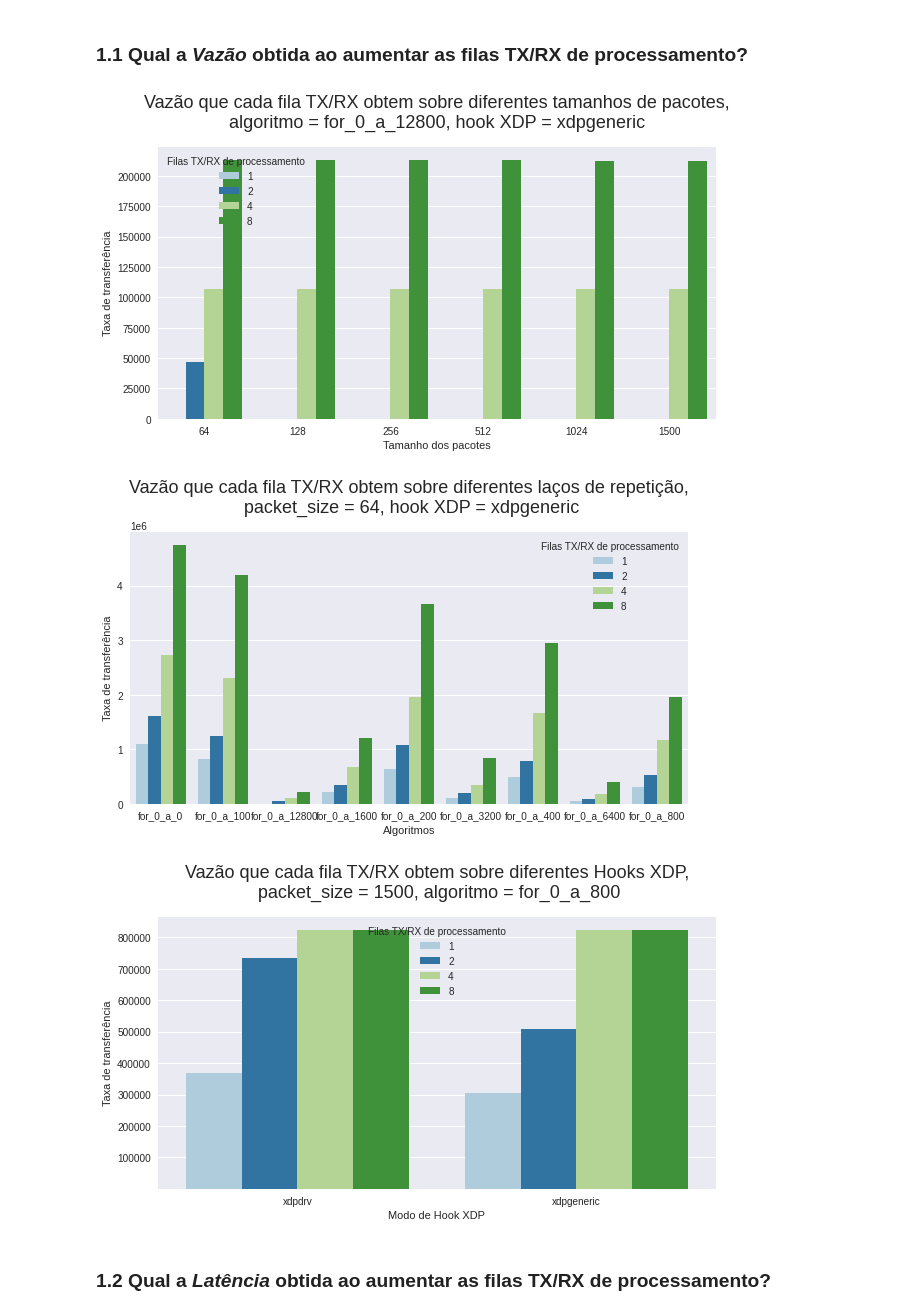
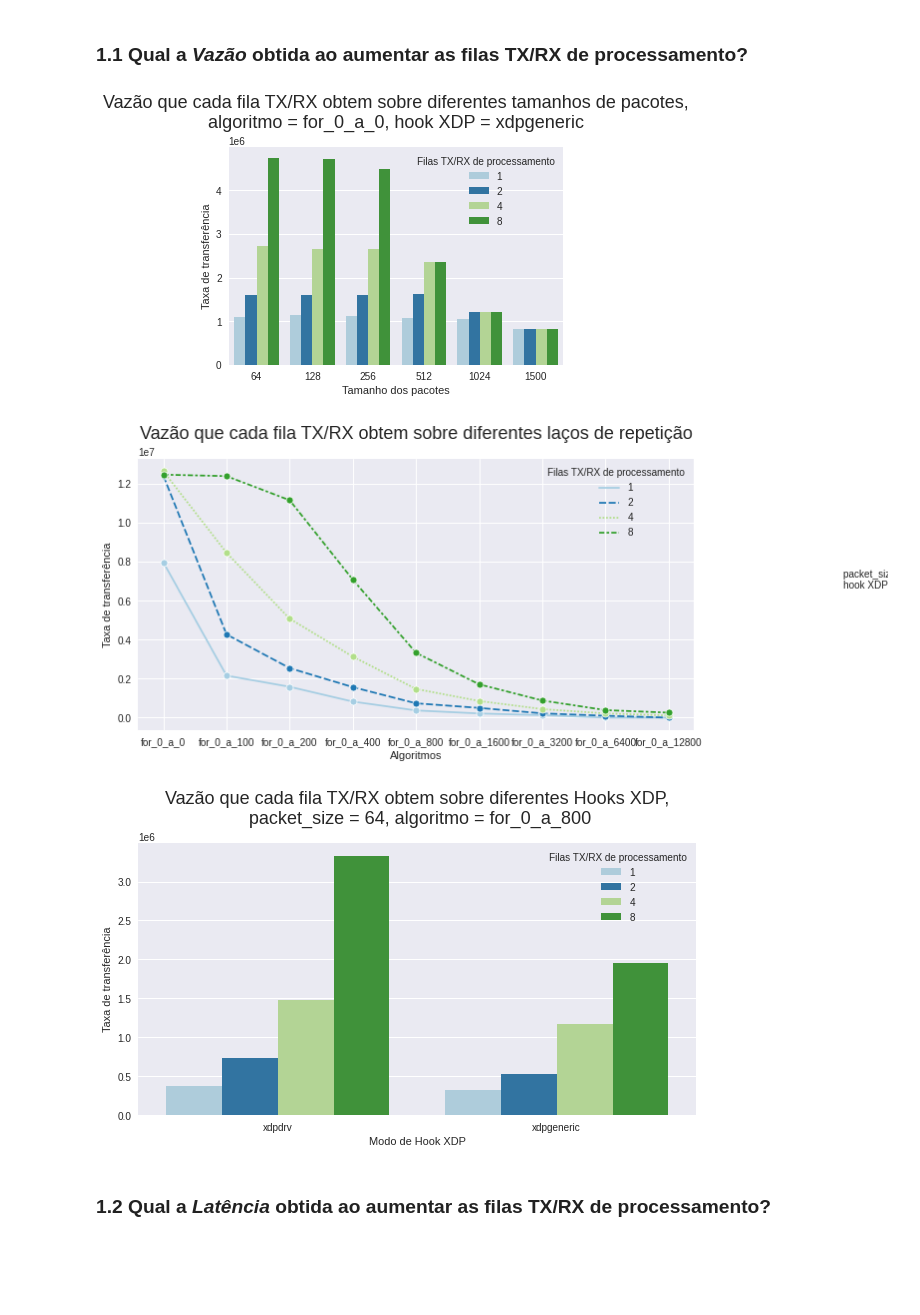
Before and after one commit to igor-capeletti/tcc_eBPF_XDP, a Jupyter notebook: scripts/python/gera_graficos_resultados.ipynb, the cells around one changed output. Saved outputs shown, nothing was run; the diff lists cells and outputs as text; code cells hidden in the pictures; blank space fills up the shorter version.

Commit message:
att gerador de gráficos

```diff
--- a/scripts/python/gera_graficos_resultados.ipynb
+++ b/scripts/python/gera_graficos_resultados.ipynb
@@ -16,17 +16,30 @@ usuario= "igorubuntu"
 
 #nome_pasta_resultado= 'resultados1'
 nome_pasta_resultado= 'resultados2'
+modo_operacao_ebpf= 'normal'
+
 #nome_pasta_resultado= 'resultados_af_xdp1'
+#modo_operacao_ebpf= 'af_xdp'
+
+
 raiz= f"/home/{usuario}/github/tcc_eBPF_XDP/experimentos/{nome_pasta_resultado}"
+
 
 df_gerador = pd.read_csv(f'{raiz}/resultado_geral_gerador.csv', sep=',', engine='python')
 df_perf = pd.read_csv(f'{raiz}/resultado_geral_perf.csv', sep=',', engine='python')
 df_sar = pd.read_csv(f'{raiz}/resultado_geral_sar.csv', sep=',', engine='python')
 
-df= df_gerador
+df_gerador.loc[:,'modo_ebpf']= modo_operacao_ebpf
+df_perf.loc[:,'modo_ebpf']= modo_operacao_ebpf
+df_sar.loc[:,'modo_ebpf']= modo_operacao_ebpf
+
 #df = pd.concat([df_gerador,df_perf], sort = False)
-print(df.columns)
+print(df_gerador.columns)
+print(df_perf.columns)
+print(df_sar)
 
 format_imagens= '.jpg'
+
+df= df_gerador
 # %% [output]
 Index(['combined', 'algoritmo', 'packet_size', 'hook_ebpf', 'var_ip',
@@ -51,53 +78,55 @@ lista_pacotes= [64,128,256,512,1024,1500]
 # %% [markdown]
 ### 1.1 Qual a ***Vazão*** obtida ao aumentar as filas TX/RX de processamento?
 # %%
-algoritmo= 'for_0_a_12800'
+algoritmo= 'for_0_a_0'
 hook_ebpf= 'xdpgeneric'
 
 eixo_x= 'packet_size'
 eixo_y= 'rx_packet_rate'
 hue= 'combined'
 
 plt.rc('figure', figsize=(10, 5))
 df_pergunta1= df[df.algoritmo == algoritmo]
 df_pergunta1= df_pergunta1[df_pergunta1.hook_ebpf == hook_ebpf]
 df_pergunta1= df_pergunta1.sort_values(by=[hue,eixo_x], ascending=True)
 df_pergunta1= df_pergunta1[[eixo_x, eixo_y, hue]]
 
 ax = sns.barplot(y=eixo_y, x=eixo_x, hue=hue, data=df_pergunta1, palette='Paired');
 ax.set_title(f'Vazão que cada fila TX/RX obtem sobre diferentes tamanhos de pacotes,\nalgoritmo = {algoritmo}, hook XDP = {hook_ebpf}', fontsize=18, pad=20);
 ax.set_ylabel('Taxa de transferência')
 ax.set_xlabel("Tamanho dos pacotes")
 ax.legend(title = 'Filas TX/RX de processamento')
 save_image= ax.get_figure()
 save_image.savefig(f'{raiz}/barra_dif_combined_para_dif_packet_size@algoritmo_{algoritmo}_hook_ebpf_{hook_ebpf}{format_imagens}')
 # %% [output]
-[figure, old version]
+[figure, new version]
 # %%
 packet_size= 64
-hook_ebpf= 'xdpgeneric'
+hook_ebpf= 'xdpdrv'
 
 eixo_x= 'algoritmo'
 eixo_y= 'rx_packet_rate'
 hue= 'combined'
 
-plt.rc('figure', figsize=(10, 5))
+plt.rc('figure', figsize=(10,5))
 df_pergunta1= df[df.packet_size == packet_size]
 df_pergunta1= df_pergunta1[df_pergunta1.hook_ebpf == hook_ebpf]
-df_pergunta1= df_pergunta1.sort_values(by=[hue,eixo_x], ascending=True)
+df_pergunta1= df_pergunta1.sort_values(by=[eixo_y, hue], ascending=False)
 df_pergunta1= df_pergunta1[[eixo_x, eixo_y, hue]]
 
-ax = sns.barplot(y=eixo_y, x=eixo_x, hue=hue, data=df_pergunta1, palette='Paired');
-ax.set_title(f'Vazão que cada fila TX/RX obtem sobre diferentes laços de repetição,\n packet_size = {packet_size}, hook XDP = {hook_ebpf}', fontsize=18, pad=20);
+ax = sns.lineplot(y=eixo_y, x=eixo_x, hue=hue, data=df_pergunta1, palette='Paired', style="combined", marker = "o");
+ax.set_title(f'Vazão que cada fila TX/RX obtem sobre diferentes laços de repetição', fontsize=18, pad=20);
 ax.set_ylabel('Taxa de transferência')
 ax.set_xlabel("Algoritmos")
 ax.legend(title = 'Filas TX/RX de processamento')
+ax.annotate(f'packet_size = {packet_size}\nhook XDP = {hook_ebpf}', xy=(750, 180), xycoords='figure pixels');
+
 save_image= ax.get_figure()
 save_image.savefig(f'{raiz}/barra_dif_combined_para_dif_algoritmo@packet_size_{packet_size}_hook_ebpf_{hook_ebpf}{format_imagens}')
 # %% [output]
-[figure, old version]
+[figure, new version]
 # %%
-packet_size= 1500
+packet_size= 64
 algoritmo= 'for_0_a_800'
 
 eixo_x= 'hook_ebpf'
@@ -118,7 +147,7 @@ ax.legend(title = 'Filas TX/RX de processamento')
 save_image= ax.get_figure()
 save_image.savefig(f'{raiz}/barra_dif_combined_para_dif_hook_ebpf@packet_size_{packet_size}_algoritmo_{algoritmo}{format_imagens}')
 # %% [output]
-[figure, old version]
+[figure, new version]
 # %% [markdown]
 ### 1.2 Qual a ***Latência*** obtida ao aumentar as filas TX/RX de processamento?
 # %% [markdown]
```
Also changed, not shown: parts of 5 cells of this notebook.
